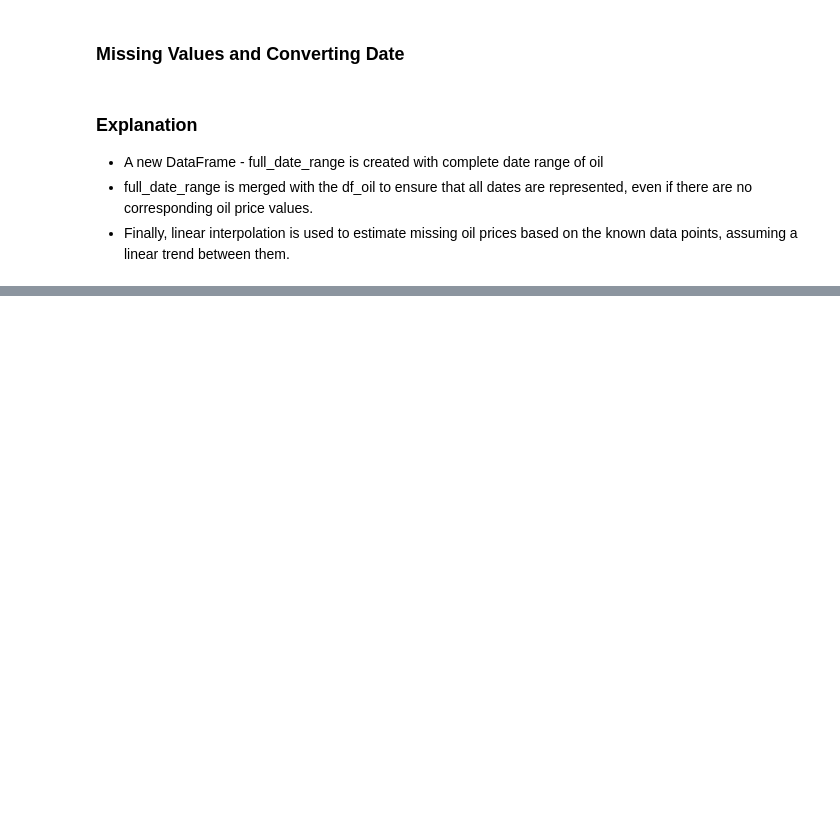
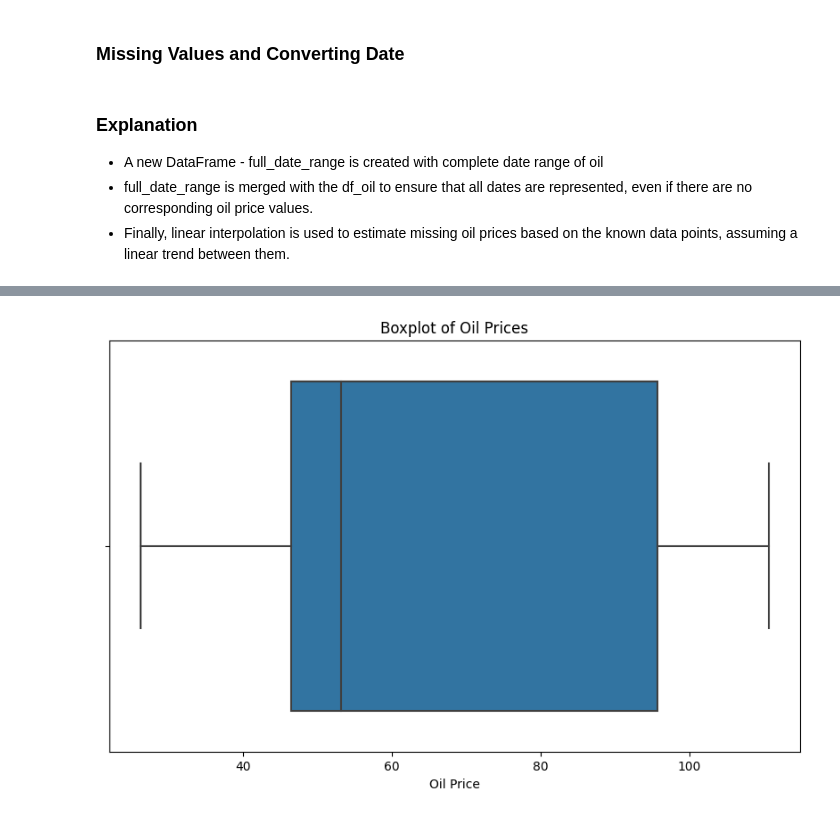
Before and after one commit to frederikerpenstein/capstone-project-sales-forecast, a Jupyter notebook: notebooks/01_Data_Load_EDA.ipynb, the cells around one changed output, grey strips where cells are left out. Saved outputs shown, nothing was run; the diff lists cells and outputs as text; code cells hidden in the pictures; blank space fills up the shorter version.

```diff
--- a/notebooks/01_Data_Load_EDA.ipynb
+++ b/notebooks/01_Data_Load_EDA.ipynb
@@ -310,0 +323,9 @@ df_oil['dcoilwtico'] = df_oil['dcoilwtico'].interpolate(method='linear')
+# %%
+# 2. Boxplot for Oil Prices
+plt.figure(figsize=(10, 6))
+sns.boxplot(x='dcoilwtico', data=df_oil)
+plt.title('Boxplot of Oil Prices')
+plt.xlabel('Oil Price')
+plt.show()
+# %% [output]
+[figure, added]
```
Also changed, not shown: parts of 25 cells of this notebook.
